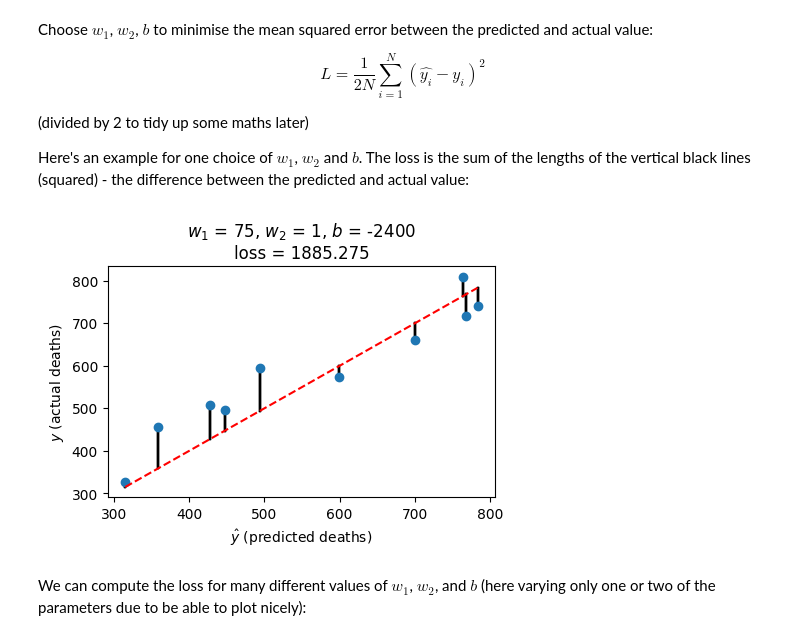
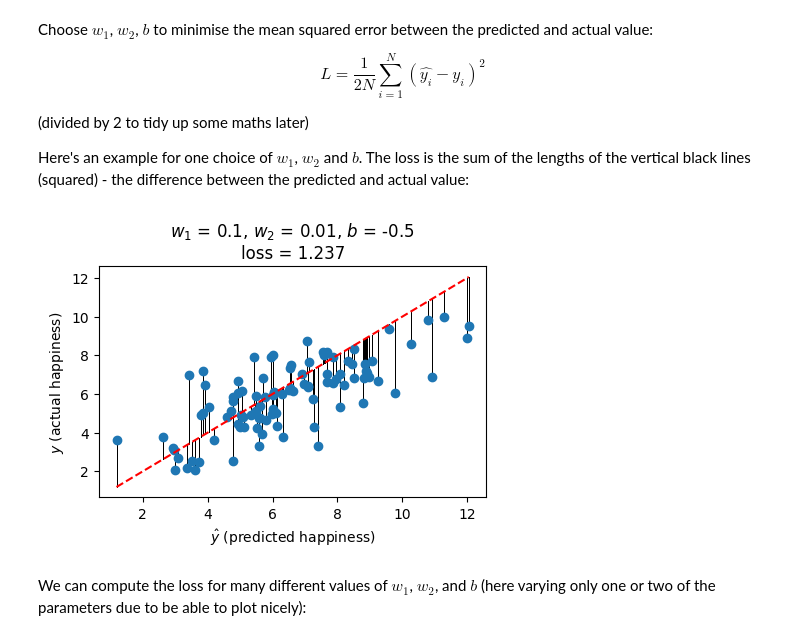
Before and after one commit to jack89roberts/learning-deep-learning, a Jupyter notebook: 01-shallow.ipynb, the cells around one changed output. Cells and saved outputs as stored; diff of their text form; code cells hidden in the pictures.

```diff
--- a/01-shallow.ipynb
+++ b/01-shallow.ipynb
@@ -9,8 +9,3 @@ import seaborn as sns
 
 import torch
 from torch import nn
-# %%
-n = 100
-x1 = np.random.normal(size=n)
-x2 = 2 * np.random.normal(size=n)
-y = x1 + x2
@@ -21,4 +11,0 @@ y = x1 + x2
-# %%
-x1 = (x1 + 3) * 4
-x2 = (x2 + 6) * 100
-y = 10 * (y - y.min()) / (y.max() - y.min())
@@ -40,4 +16,4 @@ https://www.tylervigen.com/spurious-correlations
 # %%
-df = pd.read_csv("cheese_sheets.csv")
+df = pd.read_csv("happiness.csv")
 df
 # %% [output]
@@ -55,8 +33,8 @@ df
 # %%
 fig, ax = plt.subplots(1, 2, figsize=(7, 3), sharey=True)
-ax[0].scatter(df["cheese"], df["sheets"])
-ax[0].set_ylabel("Bedsheet deaths")
-ax[0].set_xlabel("Per capita cheese consumption")
-ax[1].scatter(df["doctorates"], df["sheets"])
-ax[1].set_xlabel("Awarded civil engineering doctorates")
+ax[0].scatter(df["oranges"], df["happy"])
+ax[0].set_ylabel("Mean Happiness")
+ax[0].set_xlabel("Number of Oranges")
+ax[1].scatter(df["coffee"], df["happy"])
+ax[1].set_xlabel("Cups of Coffee")
 # %% [output]
@@ -94,33 +74,33 @@ $$
 Here's an example for one choice of $w_1$, $w_2$ and $b$. The loss is the sum of the lengths of the vertical black lines (squared) - the difference between the predicted and actual value:
 # %%
 def predict(X, w_1, w_2, b):
-    return w_1 * X["cheese"] + w_2 * X["doctorates"] + b
+    return w_1 * X["oranges"] + w_2 * X["coffee"] + b
 
 
 def loss(y_hat, y):
     return ((y_hat - y) ** 2).sum() / (2 * len(y))
 
 
 def plot_predictions(w_1, w_2, b, ax=None):
-    y_hat = predict(df[["cheese", "doctorates"]], w_1, w_2, b)
+    y_hat = predict(df[["oranges", "coffee"]], w_1, w_2, b)
 
     if ax is None:
         fig, ax = plt.subplots(1, 1, figsize=(5, 3))
-    ax.plot(y_hat, df["sheets"], "o")
+    ax.plot(y_hat, df["happy"], "o")
     ax.plot([y_hat.min(), y_hat.max()], [y_hat.min(), y_hat.max()], "r--")
-    ax.set_xlabel(r"$\hat{y}$ (predicted deaths)")
-    ax.set_ylabel(r"$y$ (actual deaths)")
+    ax.set_xlabel(r"$\hat{y}$ (predicted happiness)")
+    ax.set_ylabel(r"$y$ (actual happiness)")
     ax.set_title(
         f"$w_1$ = {str(w_1)}, $w_2$ = {str(w_2)}, $b$ = {str(b)}\n"
-        f"loss = {loss(y_hat, df['sheets']):.3f}"
+        f"loss = {loss(y_hat, df['happy']):.3f}"
     )
     for _, row in df.iterrows():
-        ax.plot([y_hat, y_hat], [y_hat, df["sheets"]], "k", zorder=0)
+        ax.plot([y_hat, y_hat], [y_hat, df["happy"]], color="k", linewidth=0.5, zorder=0)
 
 
-plot_predictions(75, 1, -2400)
+plot_predictions(0.1, 0.01, -0.5)
 # %% [output]
-[figure, old version]
+[figure, new version]
 # %% [markdown]
 We can compute the loss for many different values of $w_1$, $w_2$, and $b$ (here varying only one or two of the parameters due to be able to plot nicely):
 # %%
```
Also changed, not shown: parts of 22 cells of this notebook, 2 other files.
